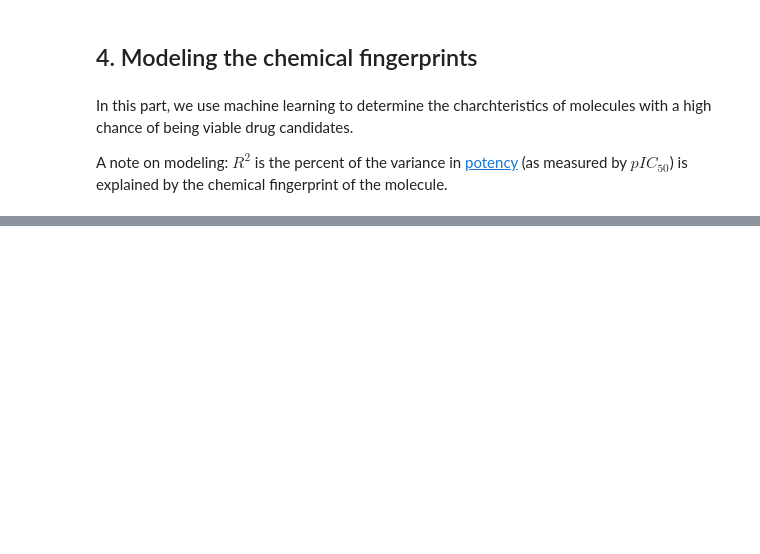
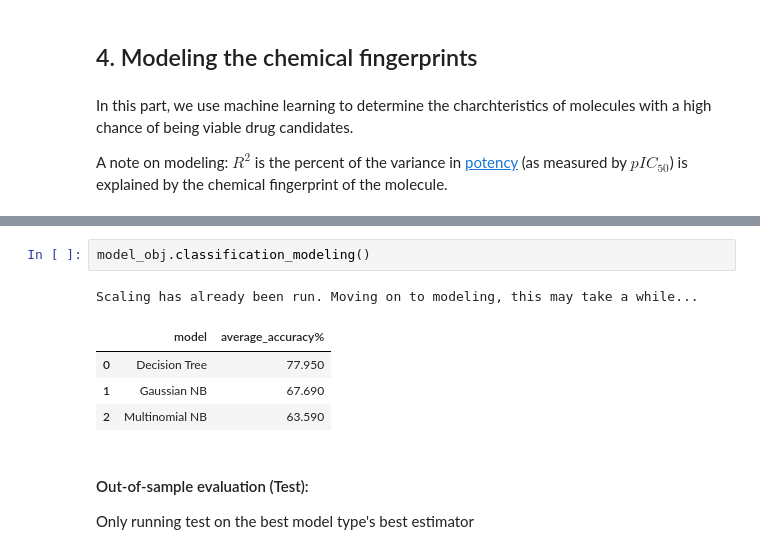
Before and after one commit to Germain-Drug-Discovery-Project/drug-discovery-project, a Jupyter notebook: Final Notebook.ipynb, the cells around one changed output, grey strips where cells are left out. Saved outputs shown, nothing was run; the diff lists cells and outputs as text; blank space fills up the shorter version.

```diff
--- a/Final Notebook.ipynb
+++ b/Final Notebook.ipynb
@@ -255,0 +296,11 @@ avg_metrics
+# %%
+model_obj.classification_modeling()
+# %% [output]
+Scaling has already been run. Moving on to modeling, this may take a while...
+|  | model | average_accuracy% |
+| 0 | Decision Tree | 77.950 |
+| 1 | Gaussian NB | 67.690 |
+| 2 | Multinomial NB | 63.590 |
+# %% [markdown]
+#### Out-of-sample evaluation (Test):
+Only running test on the best model type's best estimator
```
Also changed, not shown: parts of 21 cells of this notebook, 2 other files.
